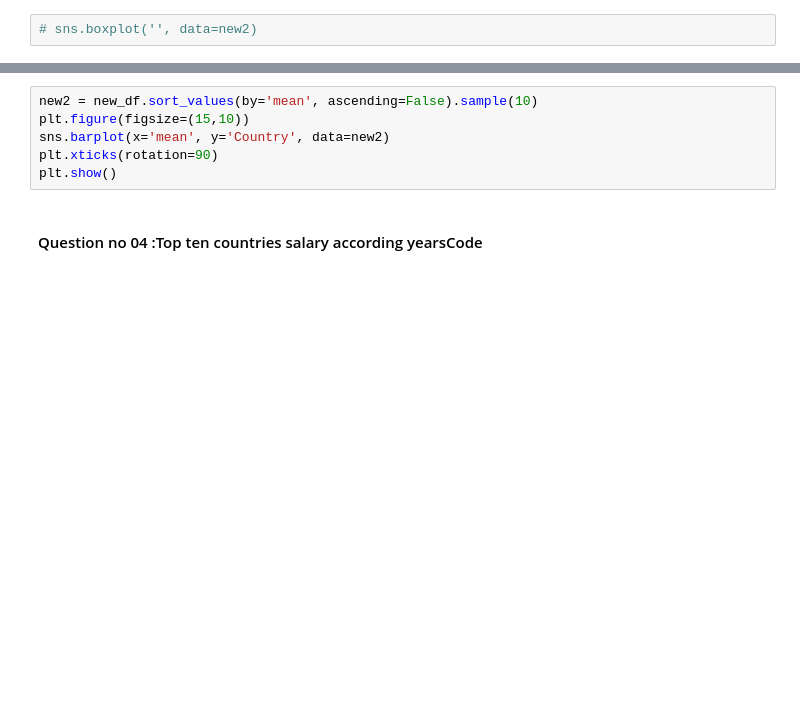
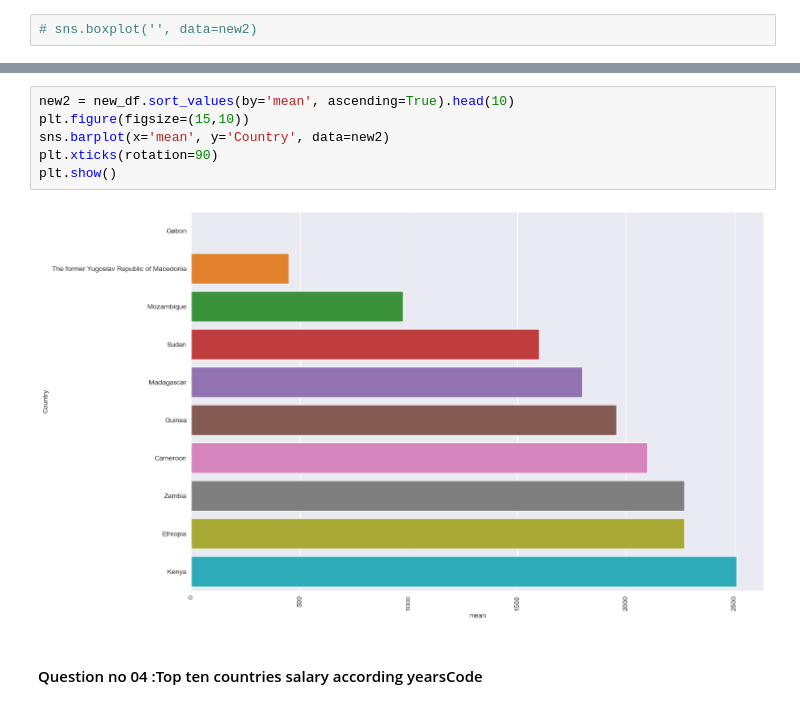
Before and after one commit to ehtisham-sadiq/P0Q6R9S2-MLZone, a Jupyter notebook: Module 04 - Python for Data Scientists/07_Pandas.ipynb, the cells around one changed output, grey strips where cells are left out. Saved outputs shown, nothing was run; the diff lists cells and outputs as text; blank space fills up the shorter version.

```diff
--- a/Module 04 - Python for Data Scientists/07_Pandas.ipynb
+++ b/Module 04 - Python for Data Scientists/07_Pandas.ipynb
@@ -814,9 +1512,11 @@ sns.barplot(x= 'Gender', y='mean', data=new_df)
 # %%
-new2 = new_df.sort_values(by='mean', ascending=False).sample(10)
+new2 = new_df.sort_values(by='mean', ascending=True).head(10)
 plt.figure(figsize=(15,10))
 sns.barplot(x='mean', y='Country', data=new2)
 plt.xticks(rotation=90)
 plt.show()
+# %% [output]
+[figure, added]
 # %% [markdown]
 #### Question no 04 :Top ten countries salary according yearsCode
 # %%
```
Also changed, not shown: parts of 93 cells of this notebook.
